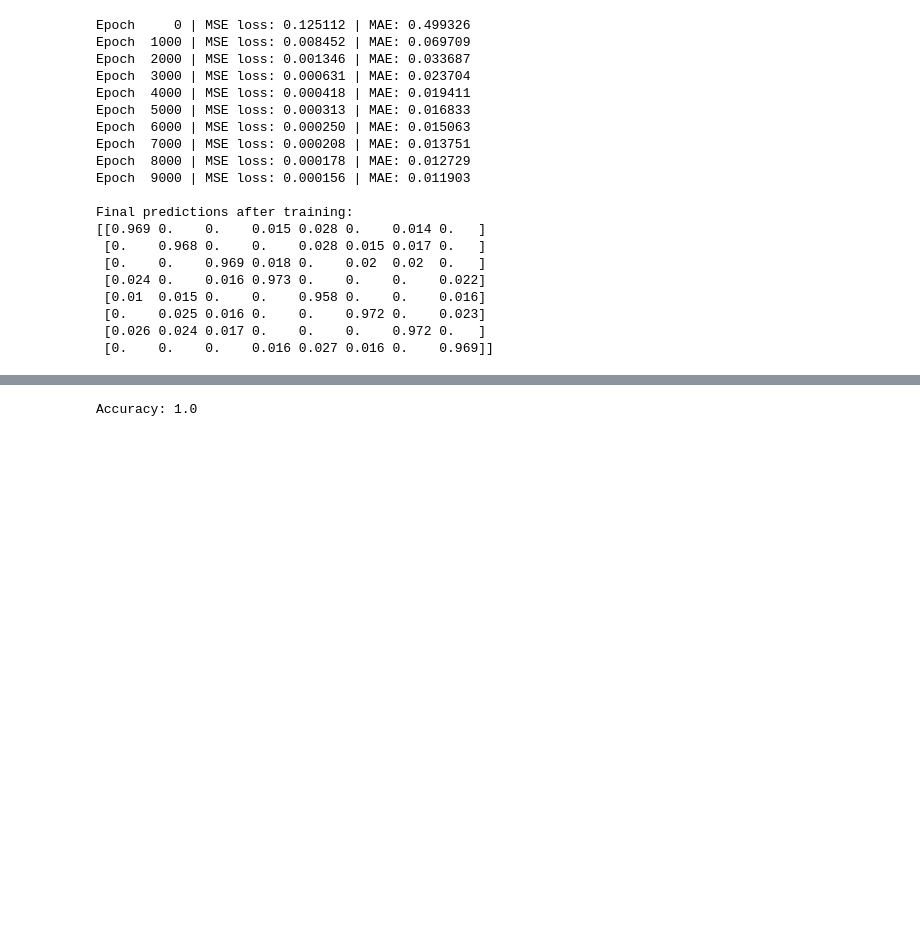
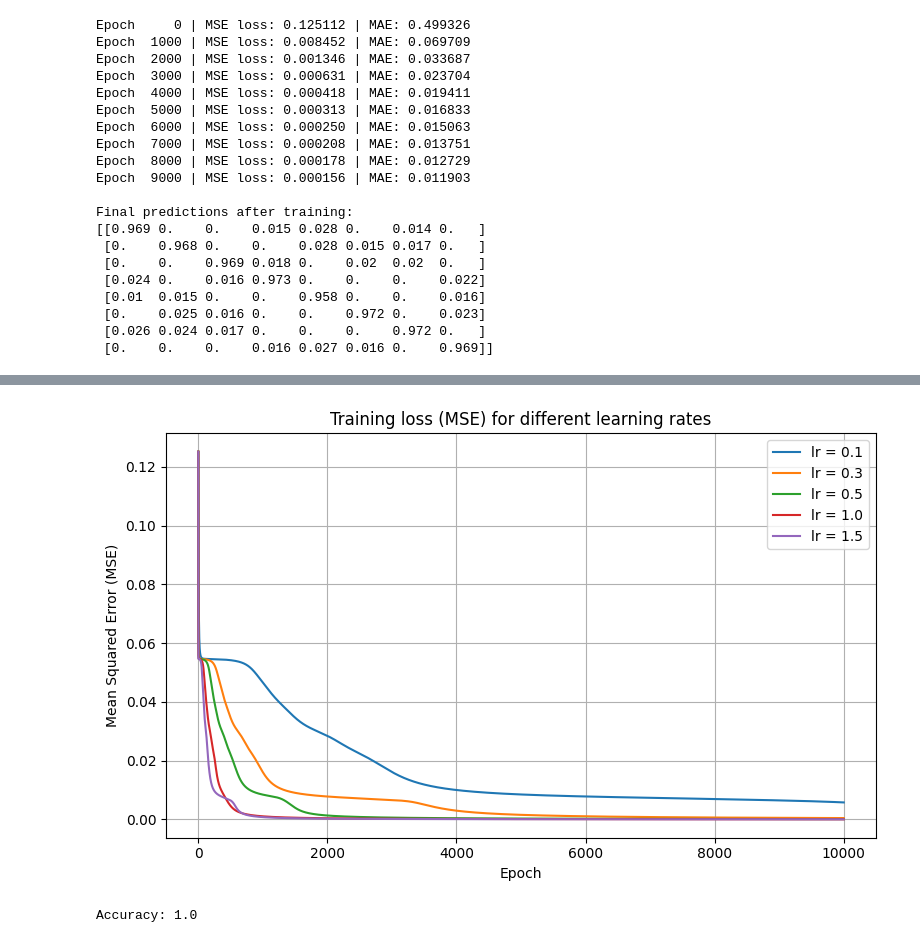
Before and after one commit to paolapinna03/Assignment-ML---Backpropagation, a Jupyter notebook: test1.ipynb, the cells around one changed output, grey strips where cells are left out. Cells and saved outputs as stored; diff of their text form; code cells hidden in the pictures; blank space fills up the shorter version.

```diff
--- a/test1.ipynb
+++ b/test1.ipynb
@@ -118,3 +178,17 @@ Final predictions after training:
+# %%
+plt.figure(figsize=(8,5))
+for lr, losses in errors_dict.items():
+    plt.plot(losses, label=f"lr = {lr}")
+
+plt.title("Training loss (MSE) for different learning rates")
+plt.xlabel("Epoch")
+plt.ylabel("Mean Squared Error (MSE)")
+plt.legend()
+plt.grid(True)
+plt.tight_layout()
+plt.show()
+# %% [output]
+[figure, added]
 # %%
 predicted_classes = np.argmax(Y_hat, axis=1)
 true_classes = np.argmax(Y, axis=1)
```
Also changed, not shown: parts of 5 cells of this notebook.
